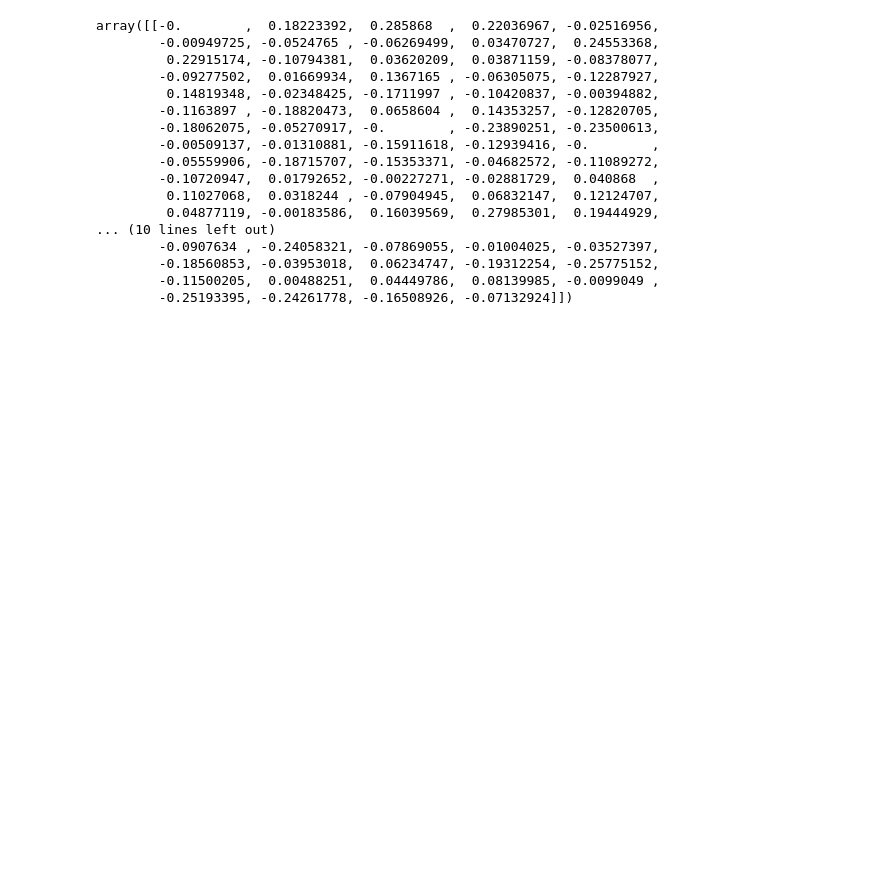
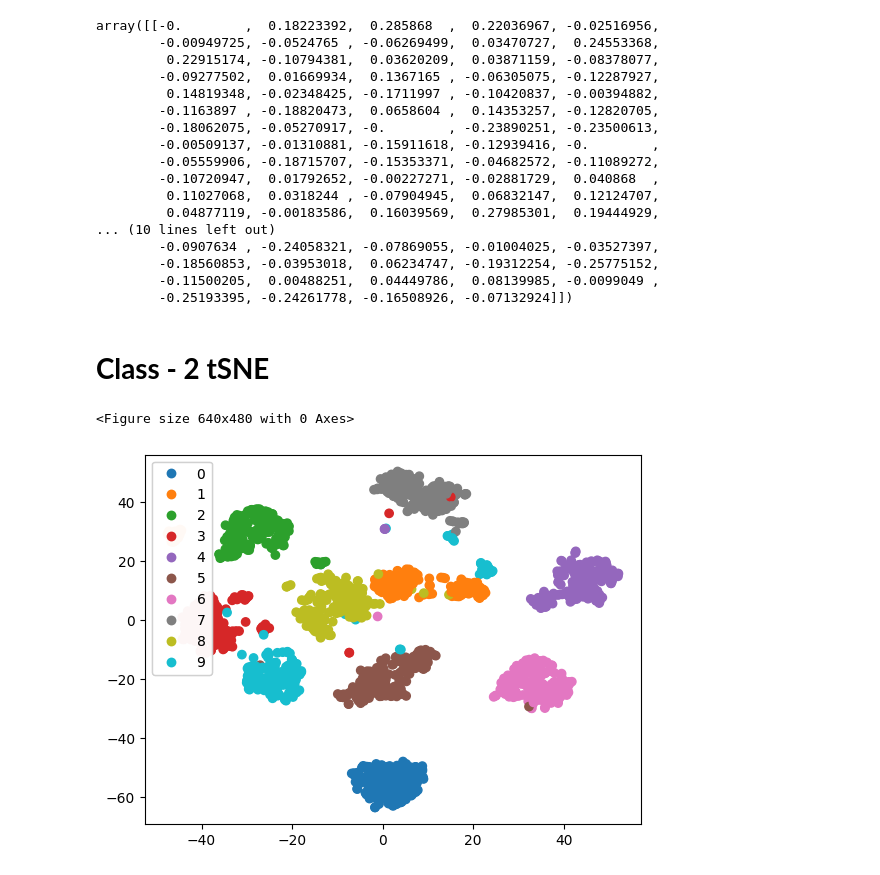
Before and after one commit to piyush1856/machine-learning-algorithms, a Jupyter notebook: 13_PCA/pca_class_codes.ipynb, the cells around one changed output. Cells and saved outputs as stored; diff of their text form; code cells hidden in the pictures; blank space fills up the shorter version.

```diff
--- a/13_PCA/pca_class_codes.ipynb
+++ b/13_PCA/pca_class_codes.ipynb
@@ -133,3 +133,24 @@ array([[-0.        ,  0.18223392,  0.285868  ,  0.22036967, -0.02516956,
         -0.18560853, -0.03953018,  0.06234747, -0.19312254, -0.25775152,
         -0.11500205,  0.00488251,  0.04449786,  0.08139985, -0.0099049 ,
         -0.25193395, -0.24261778, -0.16508926, -0.07132924]])
+# %% [markdown]
+# **Class - 2 tSNE**
+# %%
+from sklearn.manifold import TSNE
+
+
+X_embedded = TSNE().fit_transform(X)
+# %%
+plt.set_cmap('tab10')
+
+fig, ax = plt.subplots()
+scatter = ax.scatter(X_embedded[:,0],X_embedded[:,1],c=digits.target)
+
+legend = ax.legend(*scatter.legend_elements(),loc="upper left")
+ax.add_artist(legend)
+
+plt.show()
+plt.close()
+# %% [output]
+<Figure size 640x480 with 0 Axes>
+[figure, added]
```
